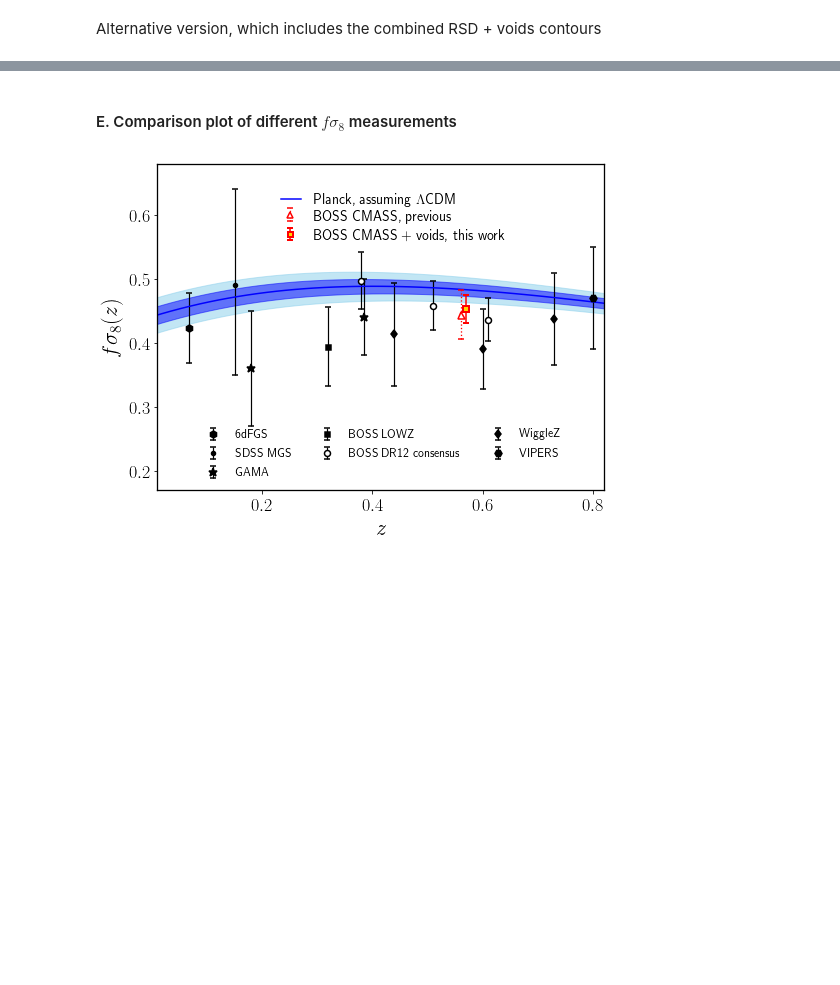
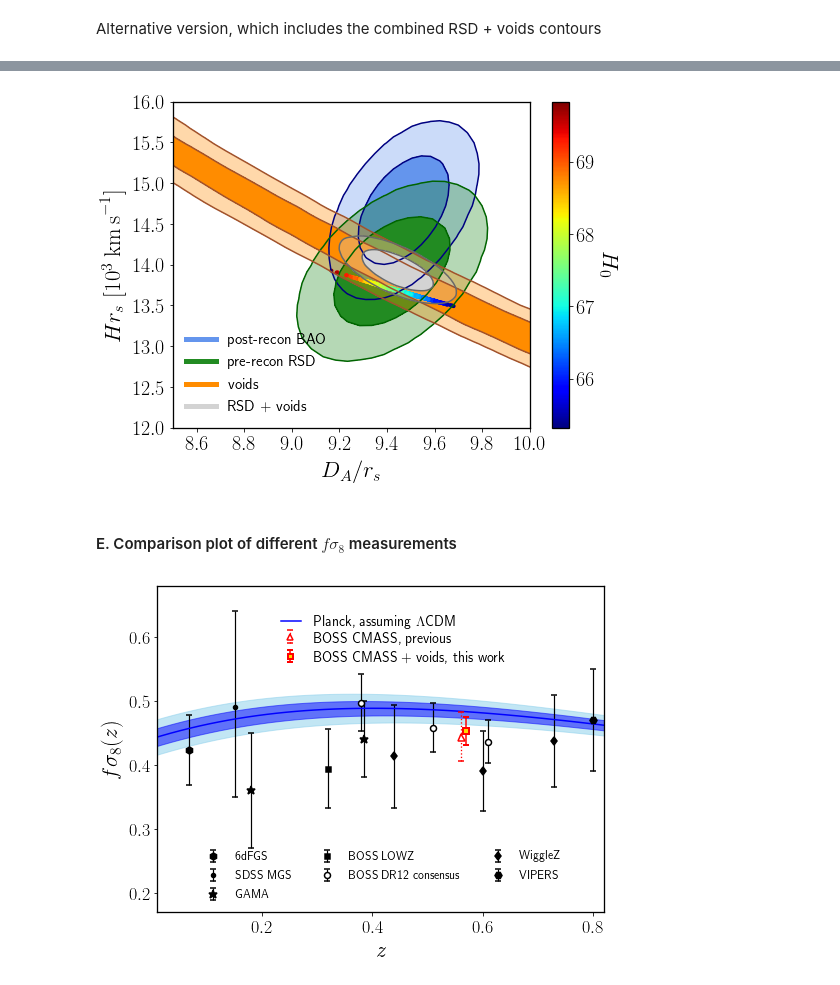
Before and after one commit to seshnadathur/victor, a Jupyter notebook: void-cosmo-fitter.ipynb, the cells around one changed output, grey strips where cells are left out. Cells and saved outputs as stored; diff of their text form; code cells hidden in the pictures; blank space fills up the shorter version.

Commit message:
added figure

```diff
--- a/void-cosmo-fitter.ipynb
+++ b/void-cosmo-fitter.ipynb
@@ -988,61 +988,62 @@ plt.savefig(fig_dir + 'where_is_the_discrepancy.pdf', bbox_inches='tight')
 # %% [markdown]
 Alternative version, which includes the combined RSD + voids contours
 # %%
-# # get the consensus results by combining
-# void_plus_rsd_results, void_plus_rsd_covariance = combine_posteriors(DvFfs8_cov[3:, 3:],
-#                                                                      np.hstack([rsd_results, void_results]),
-#                                                                      3, 2)
+# get the consensus results by combining
+void_plus_rsd_results, void_plus_rsd_covariance = combine_posteriors(DvFfs8_cov[3:, 3:],
+                                                                     np.hstack([rsd_results, void_results]),
+                                                                     3, 2)
 
-# # create samples from this final posterior for plotting
-# nsample = 1000000
-# names = ["Dv", "fap", "fs8"]
-# labels =  ["D_v/r_s", "D_AH/c", "f\sigma_8"]
-# samp = np.random.multivariate_normal(void_plus_rsd_results, void_plus_rsd_covariance, size=nsample)
-# void_plus_rsd_samples = MCSamples(samples=samp, names=names, labels=labels);
+# create samples from this final posterior for plotting
+nsample = 1000000
+names = ["Dv", "fap", "fs8"]
+labels =  ["D_v/r_s", "D_AH/c", "f\sigma_8"]
+samp = np.random.multivariate_normal(void_plus_rsd_results, void_plus_rsd_covariance, size=nsample)
+void_plus_rsd_samples = MCSamples(samples=samp, names=names, labels=labels);
 
-# # and add other parameters
-# p = void_plus_rsd_samples.getParams()
-# void_plus_rsd_samples.addDerived(3e5 * (eff_z * ((1+eff_z)*p.fap)**2)**(1./3) / p.Dv, name='Hrs',
-#                                  label='Hr_s\;[\mathrm{km\,s}^{-1}]')
-# void_plus_rsd_samples.addDerived(3e2 * (eff_z * ((1+eff_z)*p.fap)**2)**(1./3) / p.Dv, name='Hrs1e3',
-#                                  label='Hr_s\;[10^3\;\mathrm{km\,s}^{-1}]')
-# void_plus_rsd_samples.addDerived(p.Dv * (p.fap / (eff_z * (1+eff_z)**2))**(1./3), name='DArs', label='D_A/r_s')
+# and add other parameters
+p = void_plus_rsd_samples.getParams()
+void_plus_rsd_samples.addDerived(3e5 * (eff_z * ((1+eff_z)*p.fap)**2)**(1./3) / p.Dv, name='Hrs',
+                                 label='Hr_s\;[\mathrm{km\,s}^{-1}]')
+void_plus_rsd_samples.addDerived(3e2 * (eff_z * ((1+eff_z)*p.fap)**2)**(1./3) / p.Dv, name='Hrs1e3',
+                                 label='Hr_s\;[10^3\;\mathrm{km\,s}^{-1}]')
+void_plus_rsd_samples.addDerived(p.Dv * (p.fap / (eff_z * (1+eff_z)**2))**(1./3), name='DArs', label='D_A/r_s')
 
-# print('void_plus_rsd marged constraints (68% c.l.):')
-# for name in ['fs8', 'DArs', 'Hrs1e3', 'fap', 'Dv']:
-#     print('\t' + void_plus_rsd_samples.getInlineLatex(name,limit=1))
+print('void_plus_rsd marged constraints (68% c.l.):')
+for name in ['fs8', 'DArs', 'Hrs1e3', 'fap', 'Dv']:
+    print('\t' + void_plus_rsd_samples.getInlineLatex(name,limit=1))
 
-#     planck2015 = loadMCSamples('/Users/seshadri/software/Planck_LCDM_chains_2018/base_2015/base_plikHM_TTTEEE_lowTEB');
+    planck2015 = loadMCSamples('/Users/seshadri/software/Planck_LCDM_chains_2018/base_2015/base_plikHM_TTTEEE_lowTEB');
 
-# gplot = plots.getSinglePlotter(width_inch=8)
-# p = planck2015.getParams()
-# planck2015.addDerived(p.DA057 / p.rdrag, name='DArs', label='D_A/r_s')
-# planck2015.addDerived(p.Hubble057 * p.rdrag / 1e3, name='Hrs1e3', label='Hr_s\;[10^3\;\mathrm{km\,s}^{-1}]')
+gplot = plots.getSinglePlotter(width_inch=8)
+p = planck2015.getParams()
+planck2015.addDerived(p.DA057 / p.rdrag, name='DArs', label='D_A/r_s')
+planck2015.addDerived(p.Hubble057 * p.rdrag / 1e3, name='Hrs1e3', label='Hr_s\;[10^3\;\mathrm{km\,s}^{-1}]')
 
-# b = bao_samples.getParams()
-# X2, Y2, H2, V, Hmax, levels = fu.contour_2d(b.DArs, b.Hrs1e3, bins=30)
-# fu.plot_contour_2d(X2, Y2, H2, V, Hmax, levels)
+b = bao_samples.getParams()
+X2, Y2, H2, V, Hmax, levels = fu.contour_2d(b.DArs, b.Hrs1e3, bins=30)
+fu.plot_contour_2d(X2, Y2, H2, V, Hmax, levels)
 
-# r = rsd_samples.getParams()
-# X2, Y2, H2, V, Hmax, levels = fu.contour_2d(r.DArs, r.Hrs1e3, bins=30)
-# fu.plot_contour_2d(X2, Y2, H2, V, Hmax, levels, color1='forestgreen', color2='darkgreen')
+r = rsd_samples.getParams()
+X2, Y2, H2, V, Hmax, levels = fu.contour_2d(r.DArs, r.Hrs1e3, bins=30)
+fu.plot_contour_2d(X2, Y2, H2, V, Hmax, levels, color1='forestgreen', color2='darkgreen')
 
-# v = void_samples.getParams()
-# X2, Y2, H2, V, Hmax, levels = fu.contour_2d(v.DArs, v.Hrs1e3, bins=80)
-# fu.plot_contour_2d(X2, Y2, H2, V, Hmax, levels, color1='darkorange', color2='sienna')
+v = void_samples.getParams()
+X2, Y2, H2, V, Hmax, levels = fu.contour_2d(v.DArs, v.Hrs1e3, bins=80)
+fu.plot_contour_2d(X2, Y2, H2, V, Hmax, levels, color1='darkorange', color2='sienna')
 
-# j = void_plus_rsd_samples.getParams()
-# X2, Y2, H2, V, Hmax, levels = fu.contour_2d(j.DArs, j.Hrs1e3, bins=80)
-# fu.plot_contour_2d(X2, Y2, H2, V, Hmax, levels, color1='lightgrey', color2='dimgrey')
+j = void_plus_rsd_samples.getParams()
+X2, Y2, H2, V, Hmax, levels = fu.contour_2d(j.DArs, j.Hrs1e3, bins=80)
+fu.plot_contour_2d(X2, Y2, H2, V, Hmax, levels, color1='lightgrey', color2='dimgrey')
 
-# gplot.plot_3d(planck2015, ['DArs', 'Hrs1e3', 'H0'])
+gplot.plot_3d(planck2015, ['DArs', 'Hrs1e3', 'H0'])
 
-# plt.plot(0.6, 0.7, c='cornflowerblue', lw=5, label='post-recon BAO')
-# plt.plot(0.6, 0.7, c='forestgreen', lw=5, label='pre-recon RSD')
-# plt.plot(0.6, 0.7, c='darkorange', lw=5, label='voids')
-# plt.plot(0.6, 0.7, c='lightgrey', lw=5, label='RSD + voids')
+plt.plot(0.6, 0.7, c='cornflowerblue', lw=5, label='post-recon BAO')
+plt.plot(0.6, 0.7, c='forestgreen', lw=5, label='pre-recon RSD')
+plt.plot(0.6, 0.7, c='darkorange', lw=5, label='voids')
+plt.plot(0.6, 0.7, c='lightgrey', lw=5, label='RSD + voids')
 
-# plt.xlim([8.5, 10.0])
-# # plt.ylim([13, 15.5])
-# plt.ylim([12., 16.0])
-# plt.legend(loc='lower left', frameon=False, fontsize=15)
+plt.xlim([8.5, 10.0])
+# plt.ylim([13, 15.5])
+plt.ylim([12., 16.0])
+plt.legend(loc='lower left', frameon=False, fontsize=15)
+# %% [output]
@@ -1049,3 +1057,4 @@ Alternative version, which includes the combined RSD + voids contours
+[figure, added]
 # %% [markdown]
 #### E. Comparison plot of different  $f\sigma_8$ measurements
 # %%
```
Also changed, not shown: parts of 7 cells of this notebook.
